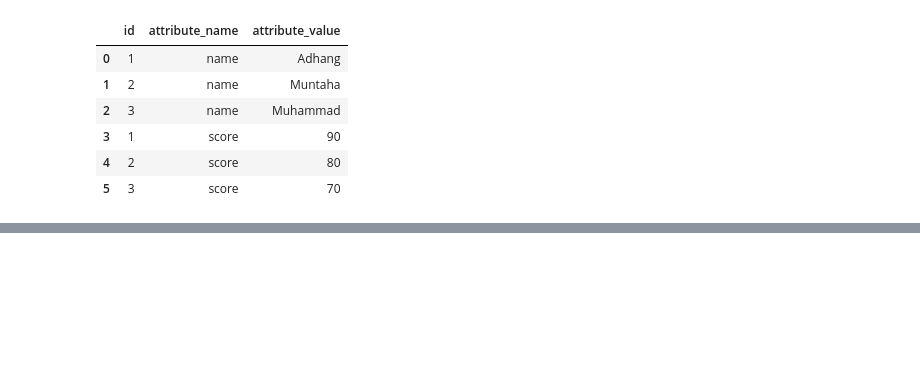
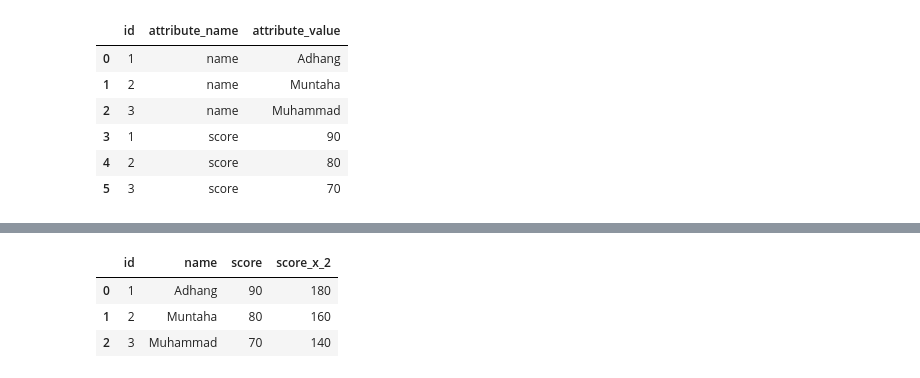
Before and after one commit to adhang/data-science-digital-skola, a Jupyter notebook: 08. Advanced Pandas Dataframe/Learn - Advanced Pandas Dataframe.ipynb, the cells around one changed output, grey strips where cells are left out. Saved outputs shown, nothing was run; the diff lists cells and outputs as text; code cells hidden in the pictures; blank space fills up the shorter version.

```diff
--- a/08. Advanced Pandas Dataframe/Learn - Advanced Pandas Dataframe.ipynb
+++ b/08. Advanced Pandas Dataframe/Learn - Advanced Pandas Dataframe.ipynb
@@ -663,0 +667,8 @@ pd.melt(data_score, id_vars='id', value_vars=['name','score'], var_name='attribu
+# %%
+data_score['score_x_2'] = data_score['score'].apply(lambda x: x * 2)
+data_score
+# %% [output]
+|  | id | name | score | score_x_2 |
+| 0 | 1 | Adhang | 90 | 180 |
+| 1 | 2 | Muntaha | 80 | 160 |
+| 2 | 3 | Muhammad | 70 | 140 |
```
Also changed, not shown: parts of 13 cells of this notebook.
